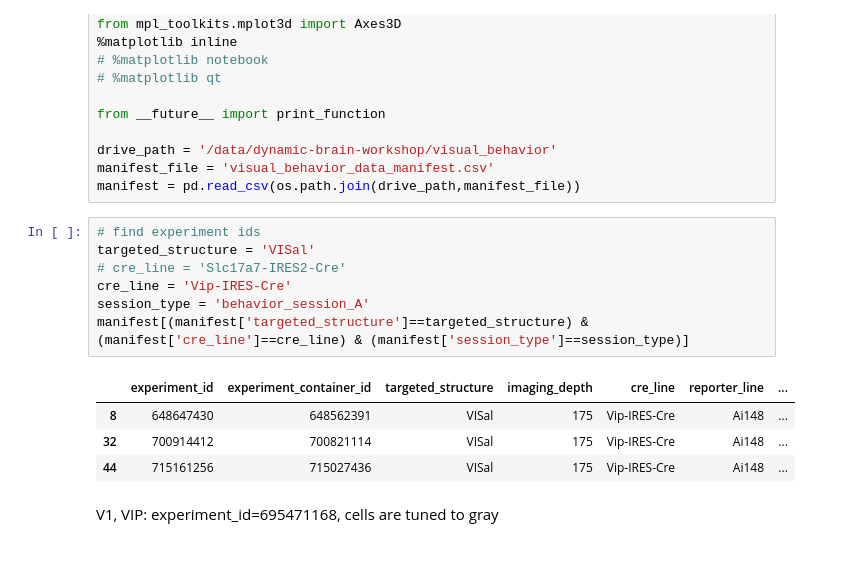
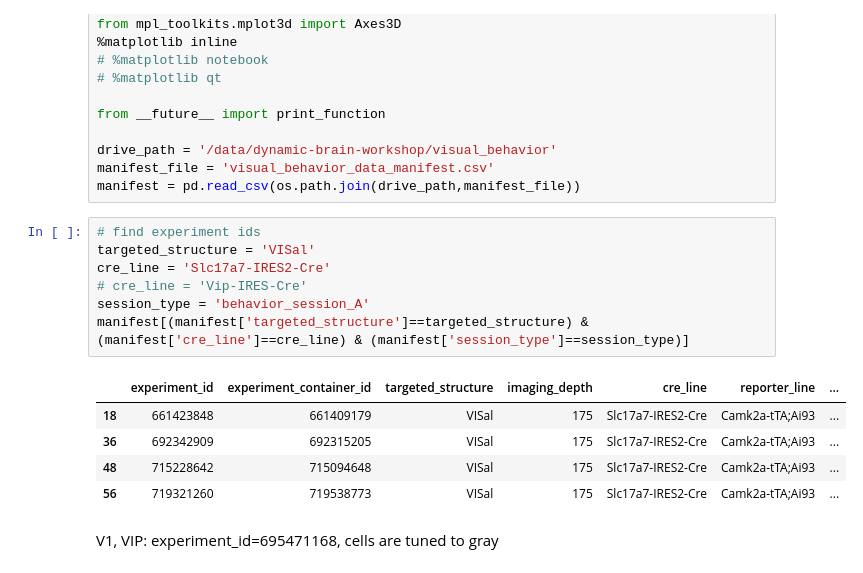
Before and after one commit to hanshuting/swdb_2018_tools, a Jupyter notebook: theory_project/tuning_curve_analysis.ipynb, the cells around one changed output. Drawn from its saved outputs; the diff is of its cells as text.

```diff
--- a/theory_project/tuning_curve_analysis.ipynb
+++ b/theory_project/tuning_curve_analysis.ipynb
@@ -29,15 +29,16 @@ manifest = pd.read_csv(os.path.join(drive_path,manifest_file))
 # %%
 # find experiment ids
 targeted_structure = 'VISal'
-# cre_line = 'Slc17a7-IRES2-Cre'
-cre_line = 'Vip-IRES-Cre'
+cre_line = 'Slc17a7-IRES2-Cre'
+# cre_line = 'Vip-IRES-Cre'
 session_type = 'behavior_session_A'
 manifest[(manifest['targeted_structure']==targeted_structure) & (manifest['cre_line']==cre_line) & (manifest['session_type']==session_type)]
 # %% [output]
 |  | experiment_id | experiment_container_id | targeted_structure | imaging_depth | cre_line | reporter_line | ... |
-| 8 | 648647430 | 648562391 | VISal | 175 | Vip-IRES-Cre | Ai148 | ... |
-| 32 | 700914412 | 700821114 | VISal | 175 | Vip-IRES-Cre | Ai148 | ... |
-| 44 | 715161256 | 715027436 | VISal | 175 | Vip-IRES-Cre | Ai148 | ... |
+| 18 | 661423848 | 661409179 | VISal | 175 | Slc17a7-IRES2-Cre | Camk2a-tTA;Ai93 | ... |
+| 36 | 692342909 | 692315205 | VISal | 175 | Slc17a7-IRES2-Cre | Camk2a-tTA;Ai93 | ... |
+| 48 | 715228642 | 715094648 | VISal | 175 | Slc17a7-IRES2-Cre | Camk2a-tTA;Ai93 | ... |
+| 56 | 719321260 | 719538773 | VISal | 175 | Slc17a7-IRES2-Cre | Camk2a-tTA;Ai93 | ... |
 # %% [markdown]
 V1, VIP: experiment_id=695471168, cells are tuned to gray
 # %%
```
Also changed, not shown: parts of 9 cells of this notebook, 1 other file.
